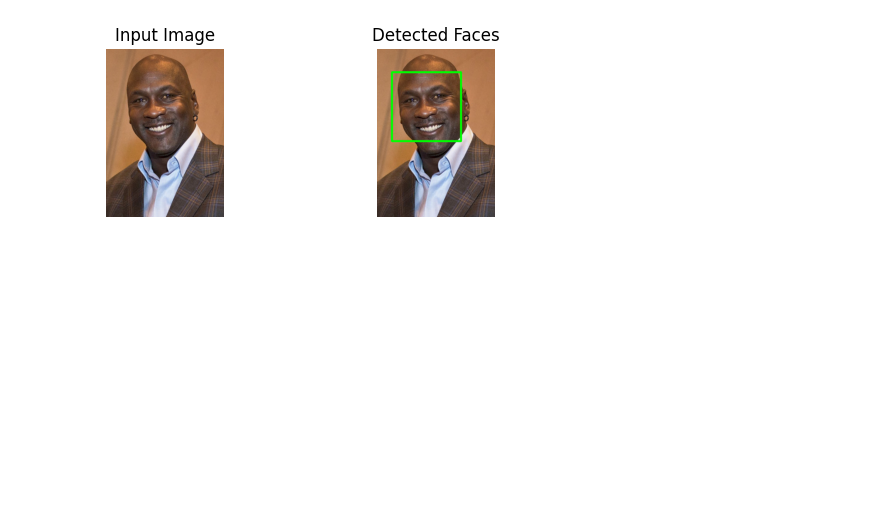
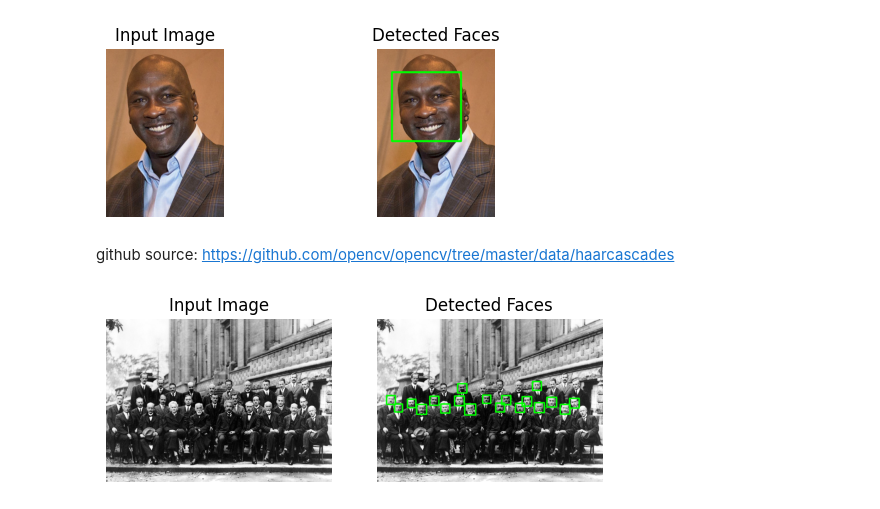
Before and after one commit to noora20FH/PCVK, a Jupyter notebook: week12.ipynb, the cells around one changed output. Cells and saved outputs as stored; diff of their text form; code cells hidden in the pictures; blank space fills up the shorter version.

```diff
--- a/week12.ipynb
+++ b/week12.ipynb
@@ -168,29 +168,33 @@ plt.title('Detected Faces'), plt.axis('off')
 plt.show()
 # %% [output]
 [figure]
+# %% [markdown]
+github source: https://github.com/opencv/opencv/tree/master/data/haarcascades
 # %%
 
 
 cascade_wajah = cv.CascadeClassifier('/content/drive/MyDrive/haarcascade_frontalface_alt.xml')
 
-img = cv.imread('/content/drive/MyDrive/mjordan.jpg')
+img = cv.imread('/content/drive/MyDrive/solvayconf.jpg')
 
 plt.subplot(221), plt.imshow(cv.cvtColor(img, cv.COLOR_BGR2RGB))
 plt.title('Input Image'), plt.axis('off')
 
 # Convert the image to grayscale
 gray = cv.cvtColor(img, cv.COLOR_BGR2GRAY)
 
 faces = cascade_wajah.detectMultiScale(gray, 1.3, 5)
 for (x, y, w, h) in faces:
     cv.rectangle(img, (x, y), (x+w, y+h), (0, 255, 0), 5)
     roi_gray = gray[y:y+h, x:x+w]
     roi_color = img[y:y+h, x:x+w]
 
 # Display the input image with rectangles around the detected faces
 plt.subplot(222), plt.imshow(cv.cvtColor(img, cv.COLOR_BGR2RGB))
 plt.title('Detected Faces'), plt.axis('off')
 
 
 
 plt.show()
+# %% [output]
+[figure, added]
```
